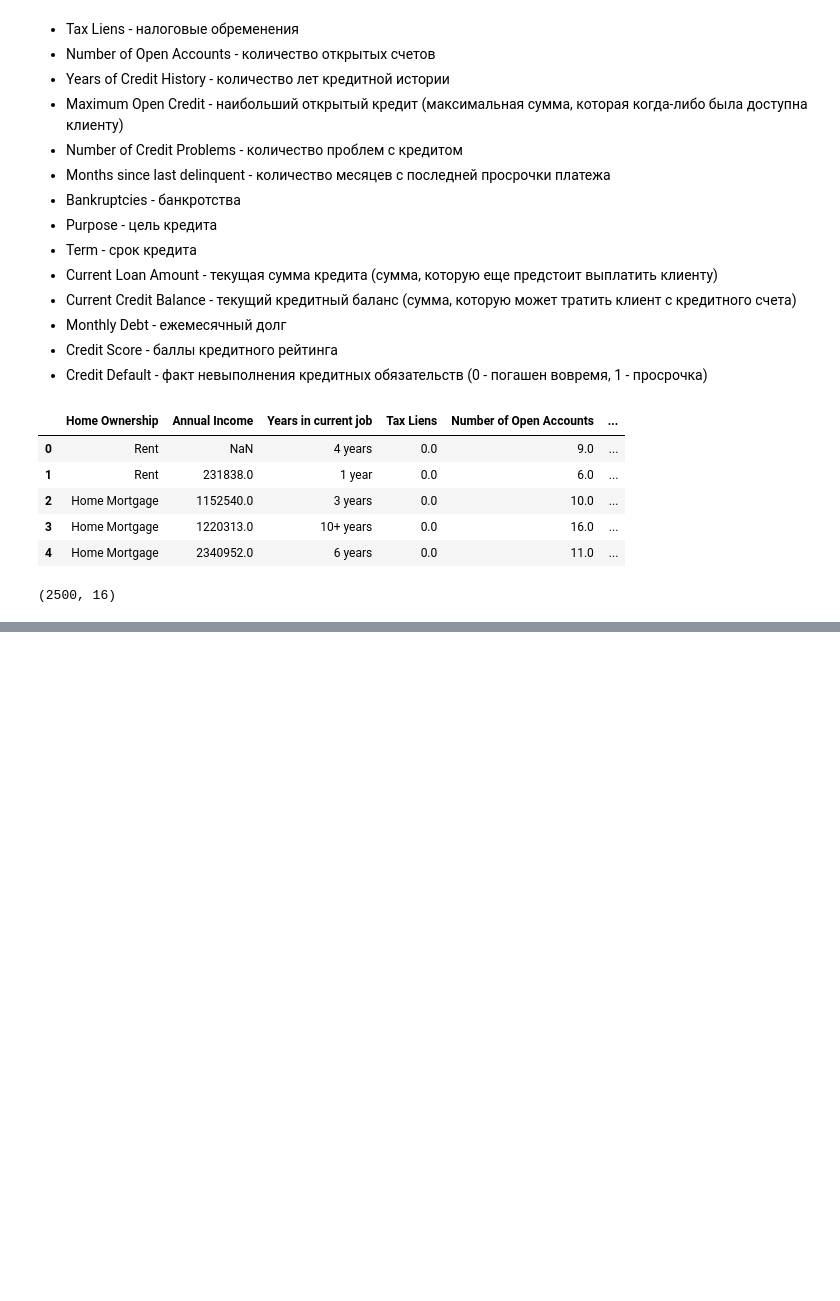
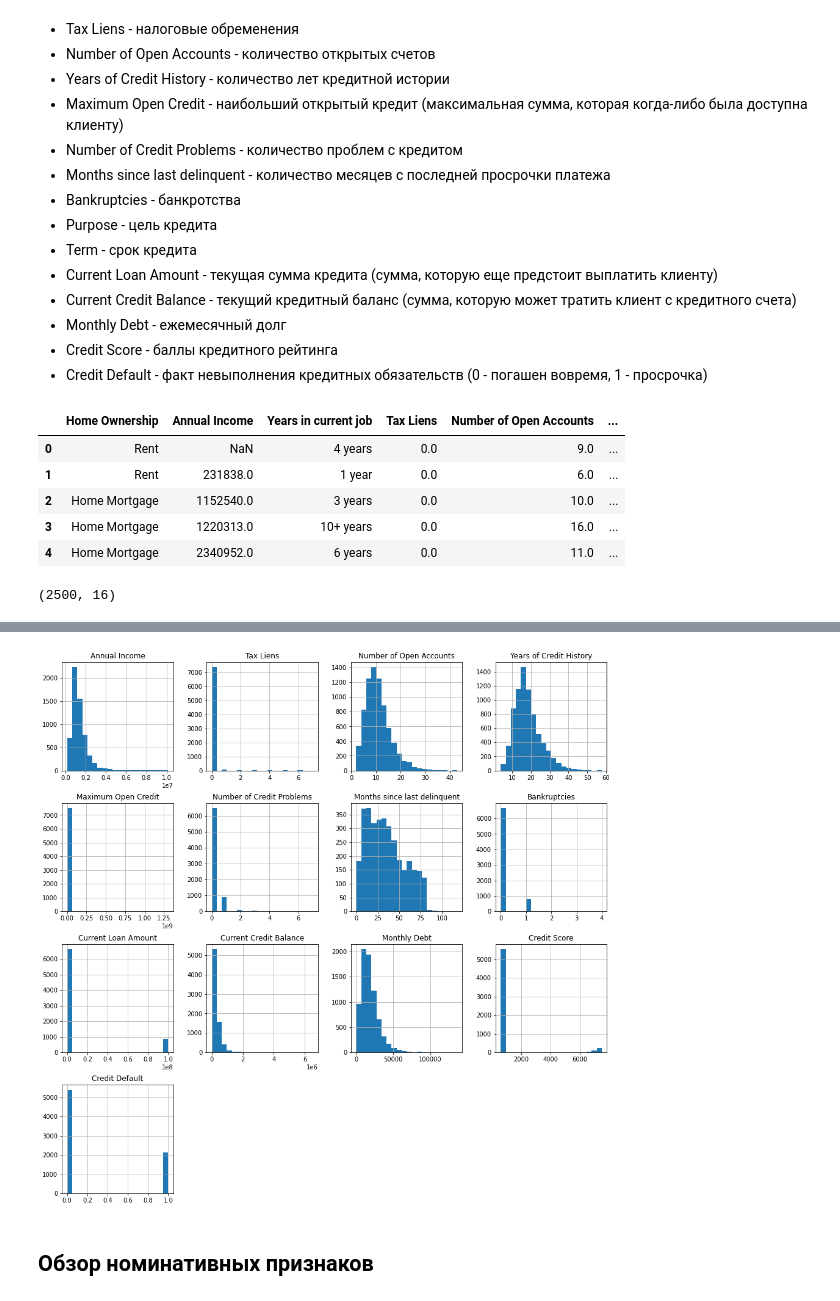
Before and after one commit to vit050587/Python-for-Data-Science, a Jupyter notebook: VKosinov_solution.ipynb, the cells around one changed output, grey strips where cells are left out. Cells and saved outputs as stored; diff of their text form; code cells hidden in the pictures; blank space fills up the shorter version.

```diff
--- a/VKosinov_solution.ipynb
+++ b/VKosinov_solution.ipynb
@@ -132,0 +172,7 @@ df_test.shape
+# %%
+df_train.hist(bins = 20, figsize = (16, 16))
+plt.show()
+# %% [output]
+[figure, added]
+# %% [markdown]
+## Обзор номинативных признаков
```
Also changed, not shown: parts of 98 cells of this notebook.
